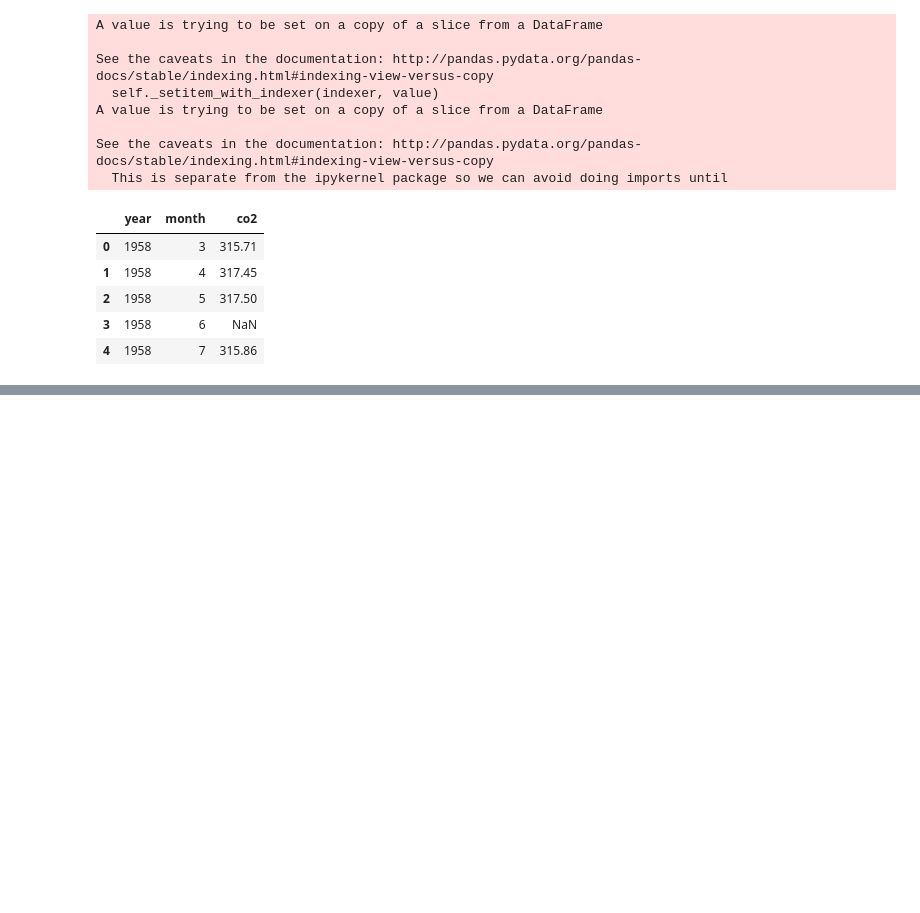
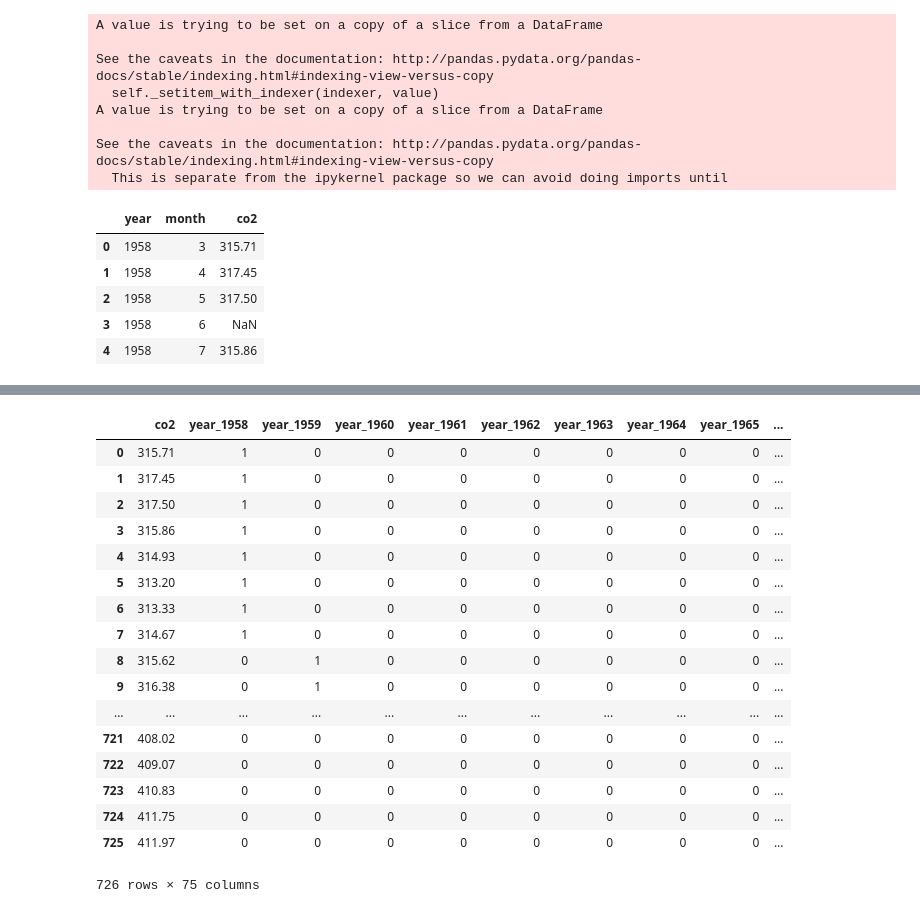
Before and after one commit to linhtdp/dc_ds_04_22_19, a Jupyter notebook: module_1/morning_warm_up/week_2/my solutions/warm_2_5.ipynb, the cells around one changed output, grey strips where cells are left out. Saved outputs shown, nothing was run; the diff lists cells and outputs as text; code cells hidden in the pictures; blank space fills up the shorter version.

```diff
--- a/module_1/morning_warm_up/week_2/my solutions/warm_2_5.ipynb
+++ b/module_1/morning_warm_up/week_2/my solutions/warm_2_5.ipynb
@@ -63,0 +55,4 @@ newdf.head()
+# %%
+# convert year and month column to string
+newdf['year'] = newdf['year'].map(lambda x: str(x))
+newdf['month'] = newdf['month'].map(lambda x :str(x))
@@ -63,0 +70,2 @@ newdf.head()
+# %%
+newdf = pd.get_dummies(newdf)
@@ -63,0 +74,26 @@ newdf.head()
+# %%
+np.where(newdf['co2']== np.nan)
+newdf = newdf.dropna()
+newdf.reset_index(drop=True)
+#newdf2
+#ss = StandardScaler()
+#co2_std = ss.fit_transform(newdf['co2'].values)
+# %% [output]
+|  | co2 | year_1958 | year_1959 | year_1960 | year_1961 | year_1962 | year_1963 | year_1964 | year_1965 | ... |
+| 0 | 315.71 | 1 | 0 | 0 | 0 | 0 | 0 | 0 | 0 | ... |
+| 1 | 317.45 | 1 | 0 | 0 | 0 | 0 | 0 | 0 | 0 | ... |
+| 2 | 317.50 | 1 | 0 | 0 | 0 | 0 | 0 | 0 | 0 | ... |
+| 3 | 315.86 | 1 | 0 | 0 | 0 | 0 | 0 | 0 | 0 | ... |
+| 4 | 314.93 | 1 | 0 | 0 | 0 | 0 | 0 | 0 | 0 | ... |
+| 5 | 313.20 | 1 | 0 | 0 | 0 | 0 | 0 | 0 | 0 | ... |
+| 6 | 313.33 | 1 | 0 | 0 | 0 | 0 | 0 | 0 | 0 | ... |
+| 7 | 314.67 | 1 | 0 | 0 | 0 | 0 | 0 | 0 | 0 | ... |
+| 8 | 315.62 | 0 | 1 | 0 | 0 | 0 | 0 | 0 | 0 | ... |
+| 9 | 316.38 | 0 | 1 | 0 | 0 | 0 | 0 | 0 | 0 | ... |
+| ... | ... | ... | ... | ... | ... | ... | ... | ... | ... | ... |
+| 721 | 408.02 | 0 | 0 | 0 | 0 | 0 | 0 | 0 | 0 | ... |
+| 722 | 409.07 | 0 | 0 | 0 | 0 | 0 | 0 | 0 | 0 | ... |
+| 723 | 410.83 | 0 | 0 | 0 | 0 | 0 | 0 | 0 | 0 | ... |
+| 724 | 411.75 | 0 | 0 | 0 | 0 | 0 | 0 | 0 | 0 | ... |
+| 725 | 411.97 | 0 | 0 | 0 | 0 | 0 | 0 | 0 | 0 | ... |
+726 rows × 75 columns
```
Also changed, not shown: parts of 4 cells of this notebook.
